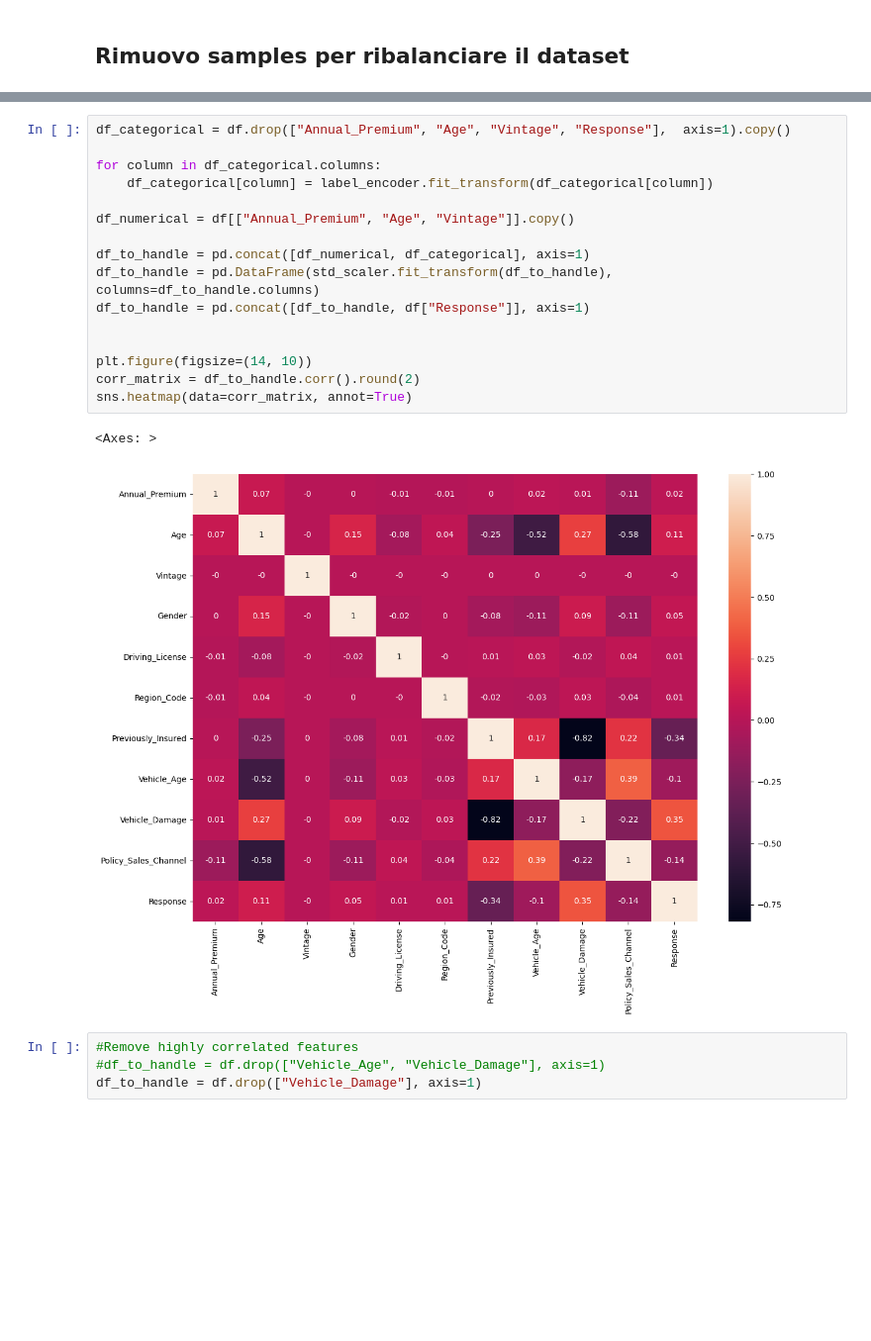
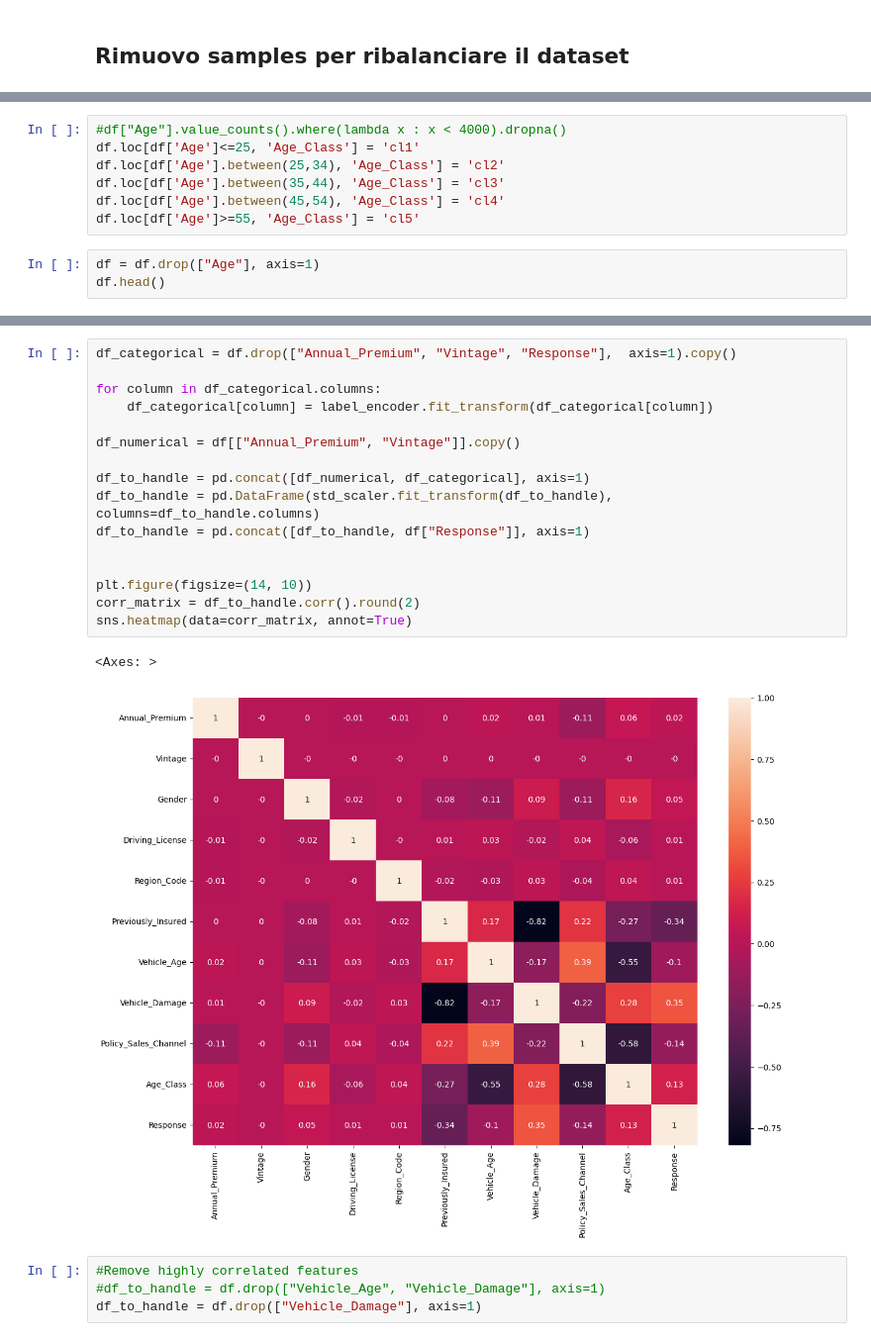
Before and after one commit to EnricoMiche1210760/Predicting_Insurance_Cross_Sell_Opportunities, a Jupyter notebook: main.ipynb, the cells around one changed output, grey strips where cells are left out. Shown at 99% size. Cells and saved outputs as stored; diff of their text form; blank space fills up the shorter version.

```diff
--- a/main.ipynb
+++ b/main.ipynb
@@ -342,0 +337,10 @@ Name: count, dtype: int64
+# %%
+#df["Age"].value_counts().where(lambda x : x < 4000).dropna()
+df.loc[df['Age']<=25, 'Age_Class'] = 'cl1'
+df.loc[df['Age'].between(25,34), 'Age_Class'] = 'cl2'
+df.loc[df['Age'].between(35,44), 'Age_Class'] = 'cl3'
+df.loc[df['Age'].between(45,54), 'Age_Class'] = 'cl4'
+df.loc[df['Age']>=55, 'Age_Class'] = 'cl5'
+# %%
+df = df.drop(["Age"], axis=1)
+df.head()
@@ -343,22 +395,22 @@ Name: count, dtype: int64
 # %%
-df_categorical = df.drop(["Annual_Premium", "Age", "Vintage", "Response"],  axis=1).copy()
+df_categorical = df.drop(["Annual_Premium", "Vintage", "Response"],  axis=1).copy()
 
 for column in df_categorical.columns:
     df_categorical[column] = label_encoder.fit_transform(df_categorical[column])
 
-df_numerical = df[["Annual_Premium", "Age", "Vintage"]].copy()
+df_numerical = df[["Annual_Premium", "Vintage"]].copy()
 
 df_to_handle = pd.concat([df_numerical, df_categorical], axis=1)
 df_to_handle = pd.DataFrame(std_scaler.fit_transform(df_to_handle), columns=df_to_handle.columns)
 df_to_handle = pd.concat([df_to_handle, df["Response"]], axis=1)
 
 
 plt.figure(figsize=(14, 10))
 corr_matrix = df_to_handle.corr().round(2)
 sns.heatmap(data=corr_matrix, annot=True)
 # %% [output]
 <Axes: >
-[figure, old version]
+[figure, new version]
 # %%
 #Remove highly correlated features
 #df_to_handle = df.drop(["Vehicle_Age", "Vehicle_Damage"], axis=1)
```
Also changed, not shown: parts of 28 cells of this notebook.
